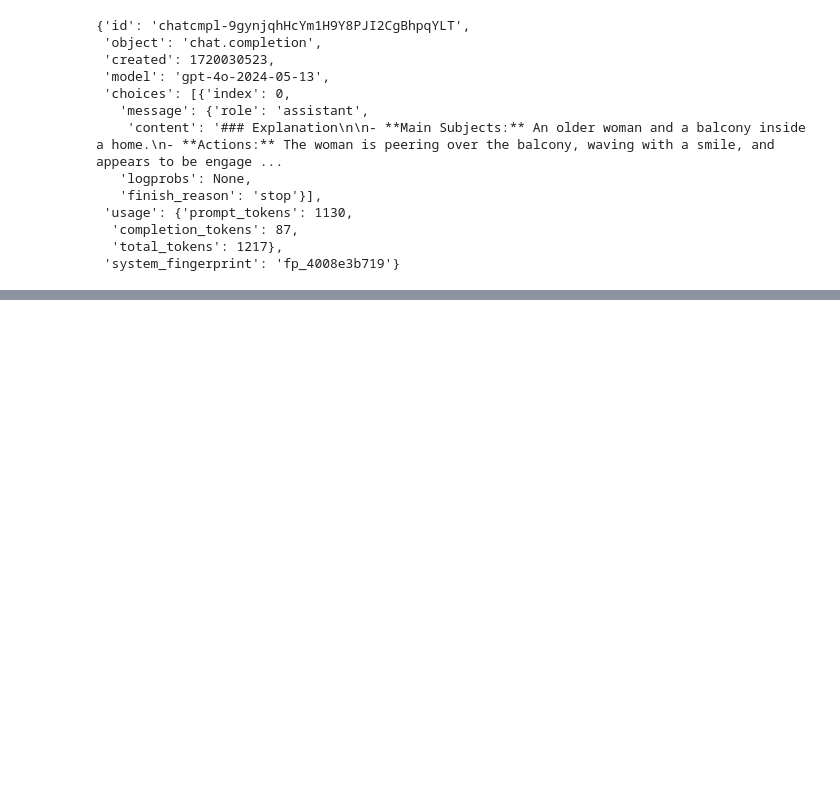
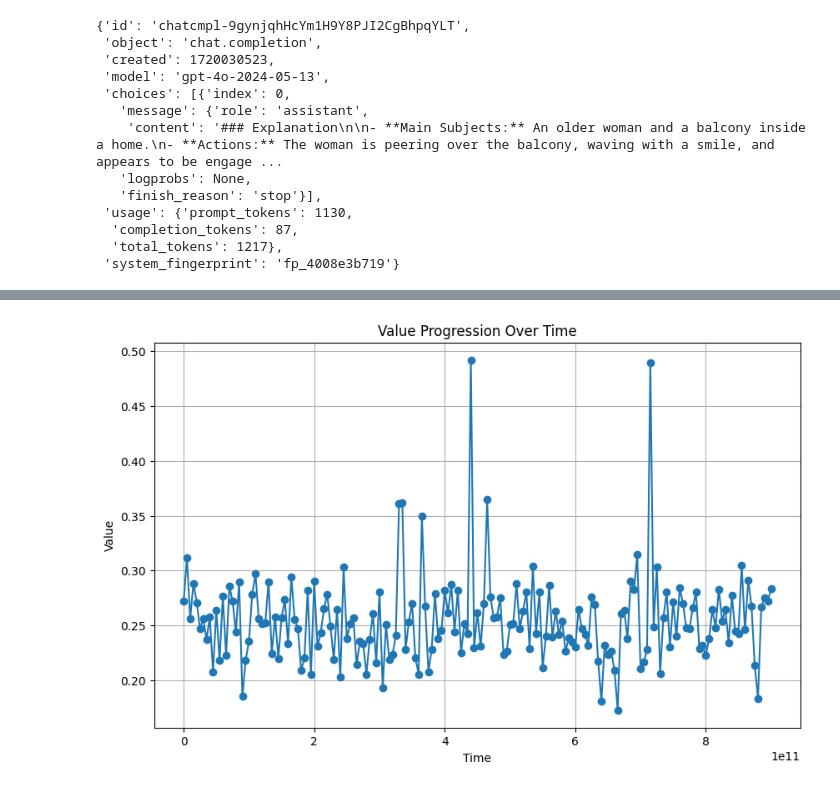
Before and after one commit to sanstzu/tiktok-techjam-be, a Jupyter notebook: ML/model.ipynb, the cells around one changed output, grey strips where cells are left out. Cells and saved outputs as stored; diff of their text form; code cells hidden in the pictures; blank space fills up the shorter version.

Commit message:
optimize and fix img similarity to return dict

```diff
--- a/ML/model.ipynb
+++ b/ML/model.ipynb
@@ -229,7 +245,7 @@ texts = results
 def get_embedding(text, model=embedding_model):
     return client.embeddings.create(input=[text], model=model).data[0].embedding
 
-def process_embeddings_in_parallel(results, model=embedding_model, num_threads=10):
+def process_embeddings_in_parallel(results, model=embedding_model, num_threads=len(results)):
     def embed_result(result):
         return get_embedding(result['choices'][0]['message']['content'], model=model)
 
@@ -248,7 +264,7 @@ def process_embeddings_in_parallel(results, model=embedding_model, num_threads=1
     return embedded_frame
 
 # Usage
-embedded_frame = process_embeddings_in_parallel(texts, model=embedding_model, num_threads=30)
+embedded_frame = process_embeddings_in_parallel(texts, model=embedding_model, num_threads=len(results))
 
 # Embed the query
 embedded_query = get_embedding(user_input, model=embedding_model)
@@ -292,9 +328,9 @@ from sklearn.metrics.pairwise import cosine_similarity
 similarity_result = {}
 for i in range(len(image_paths)//3):
     try:
-        similarity_result[i] = cosine_similarity(embedded_frame[i], embedded_query)
+        similarity_result[seconds_to_hhmmss(i*5)] = cosine_similarity(embedded_frame[i], embedded_query).item()
     except KeyError:
-        similarity_result[i] = 0
+        similarity_result[seconds_to_hhmmss(i*5)] = 0
 
 ranked_frame_dict = dict(sorted(similarity_result.items(), key=lambda x:x[1], reverse=True))
 # %%
@@ -325,0 +370,4 @@ for i in ranked_frame_list[:10]:
+# %%
+import pandas as pd
+df = pd.DataFrame(list(ranked_frame_dict.items()), columns=['Time', 'Value'])
+df.head()
@@ -325,0 +393,18 @@ for i in ranked_frame_list[:10]:
+# %%
+import matplotlib.pyplot as plt
+# Convert the 'Time' column to a datetime type for accurate sorting
+df['Time'] = pd.to_timedelta(df['Time'])
+
+# Sort the DataFrame by time
+df = df.sort_values(by='Time')
+
+# Plot the progression of the values
+plt.figure(figsize=(10, 6))
+plt.plot(df['Time'], df['Value'], marker='o')
+plt.title('Value Progression Over Time')
+plt.xlabel('Time')
+plt.ylabel('Value')
+plt.grid(True)
+plt.show()
+# %% [output]
+[figure, added]
```
Also changed, not shown: parts of 10 cells of this notebook, 3 other files.
